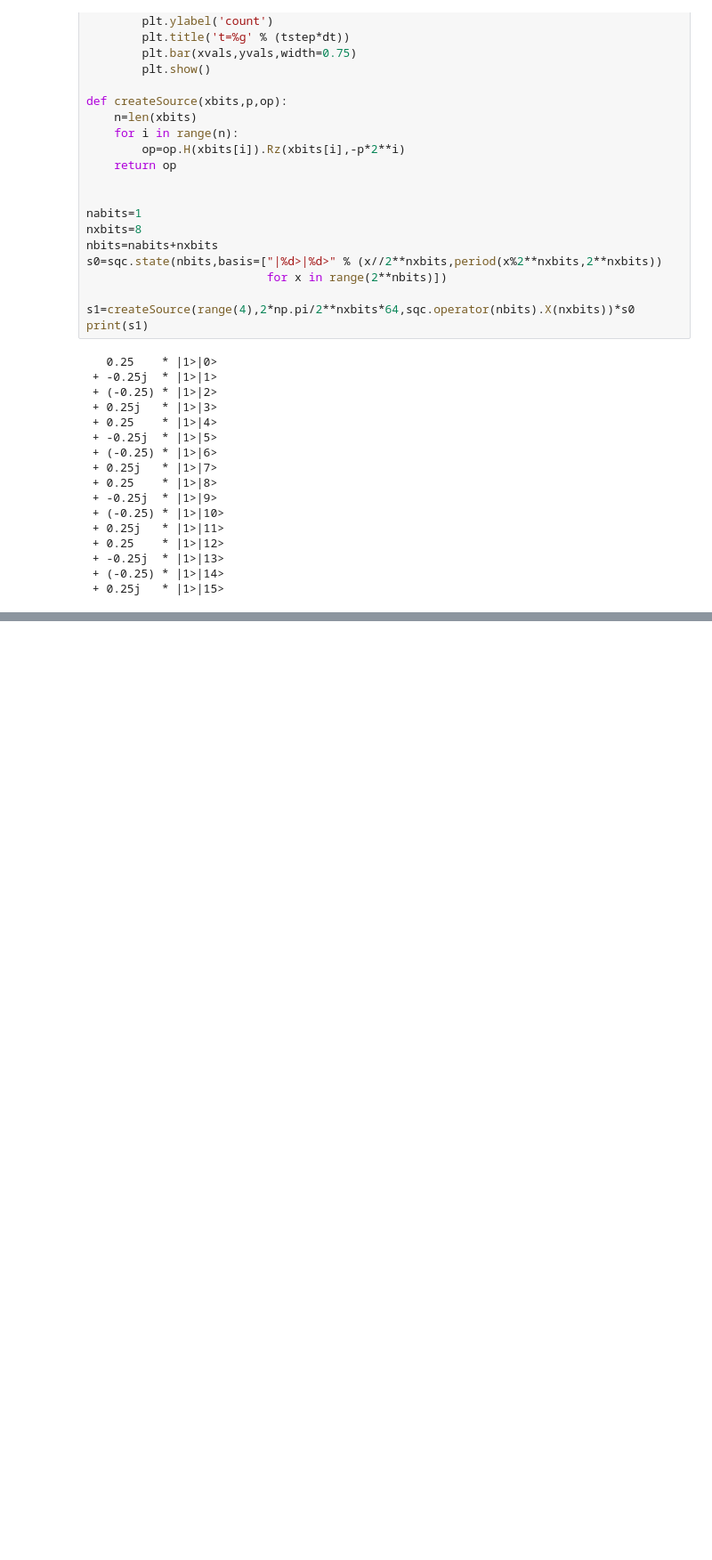
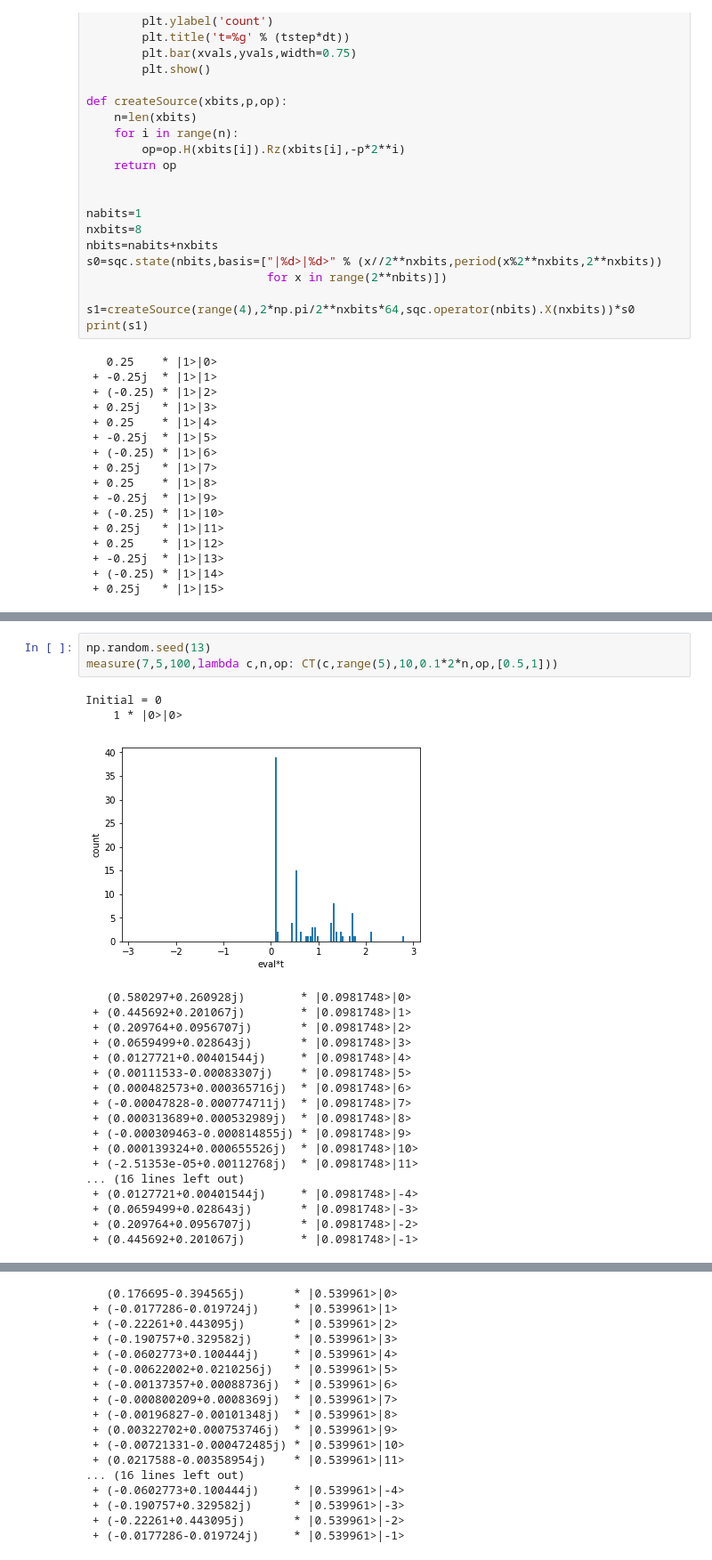
Before and after one commit to lehner/sqc, a Jupyter notebook: examples/chapter3/one-dim-particle-time-independent-potential.ipynb, the cells around one changed output, grey strips where cells are left out. Shown at 89% size. Saved outputs shown, nothing was run; the diff lists cells and outputs as text; blank space fills up the shorter version.

```diff
--- a/examples/chapter3/one-dim-particle-time-independent-potential.ipynb
+++ b/examples/chapter3/one-dim-particle-time-independent-potential.ipynb
@@ -216,0 +299,24 @@ timeEvolutionPlot(2,30,sqc.operator(nbits).X(6)*s1,15,[0.5,-3.0])
+# %%
+np.random.seed(13)
+measure(7,5,100,lambda c,n,op: CT(c,range(5),10,0.1*2*n,op,[0.5,1]))
+# %% [output]
+Initial = 0
+    1 * |0>|0>
+[figure, added]
+   (0.580297+0.260928j)        * |0.0981748>|0>
+ + (0.445692+0.201067j)        * |0.0981748>|1>
+ + (0.209764+0.0956707j)       * |0.0981748>|2>
+ + (0.0659499+0.028643j)       * |0.0981748>|3>
+ + (0.0127721+0.00401544j)     * |0.0981748>|4>
+ + (0.00111533-0.00083307j)    * |0.0981748>|5>
+ + (0.000482573+0.000365716j)  * |0.0981748>|6>
+ + (-0.00047828-0.000774711j)  * |0.0981748>|7>
+ + (0.000313689+0.000532989j)  * |0.0981748>|8>
+ + (-0.000309463-0.000814855j) * |0.0981748>|9>
+ + (0.000139324+0.000655526j)  * |0.0981748>|10>
+ + (-2.51353e-05+0.00112768j)  * |0.0981748>|11>
+... (16 lines left out)
+ + (0.0127721+0.00401544j)     * |0.0981748>|-4>
+ + (0.0659499+0.028643j)       * |0.0981748>|-3>
+ + (0.209764+0.0956707j)       * |0.0981748>|-2>
+ + (0.445692+0.201067j)        * |0.0981748>|-1>
@@ -216,0 +324,17 @@ timeEvolutionPlot(2,30,sqc.operator(nbits).X(6)*s1,15,[0.5,-3.0])
+   (0.176695-0.394565j)       * |0.539961>|0>
+ + (-0.0177286-0.019724j)     * |0.539961>|1>
+ + (-0.22261+0.443095j)       * |0.539961>|2>
+ + (-0.190757+0.329582j)      * |0.539961>|3>
+ + (-0.0602773+0.100444j)     * |0.539961>|4>
+ + (-0.00622002+0.0210256j)   * |0.539961>|5>
+ + (-0.00137357+0.00088736j)  * |0.539961>|6>
+ + (-0.000800209+0.0008369j)  * |0.539961>|7>
+ + (-0.00196827-0.00101348j)  * |0.539961>|8>
+ + (0.00322702+0.000753746j)  * |0.539961>|9>
+ + (-0.00721331-0.000472485j) * |0.539961>|10>
+ + (0.0217588-0.00358954j)    * |0.539961>|11>
+... (16 lines left out)
+ + (-0.0602773+0.100444j)     * |0.539961>|-4>
+ + (-0.190757+0.329582j)      * |0.539961>|-3>
+ + (-0.22261+0.443095j)       * |0.539961>|-2>
+ + (-0.0177286-0.019724j)     * |0.539961>|-1>
```
Also changed, not shown: parts of 8 cells of this notebook, 1 other file.
